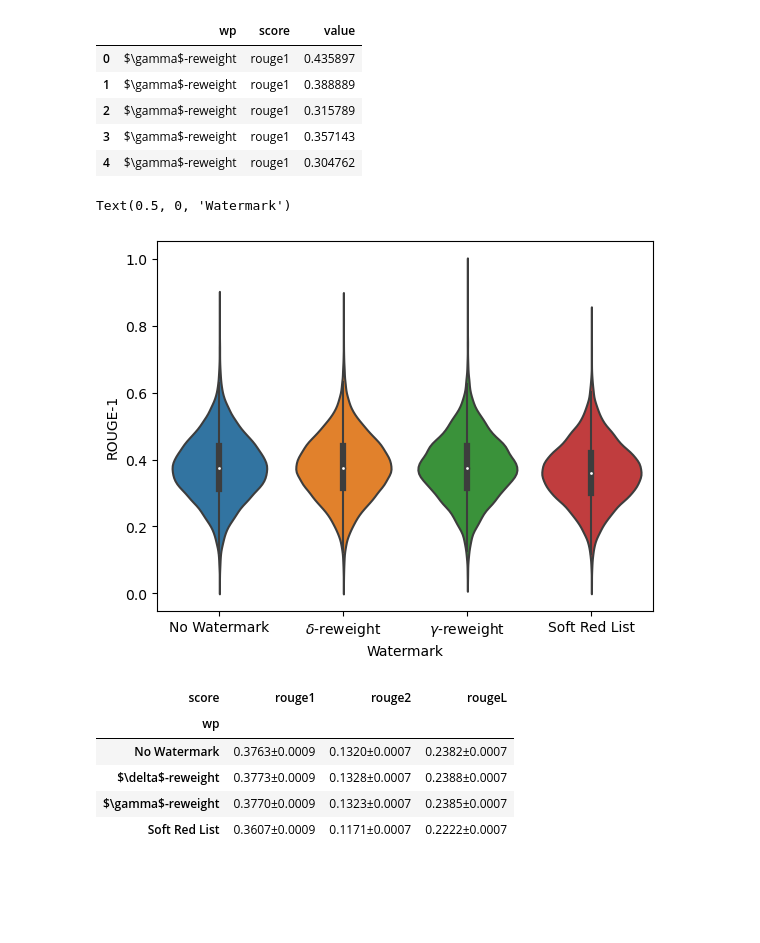
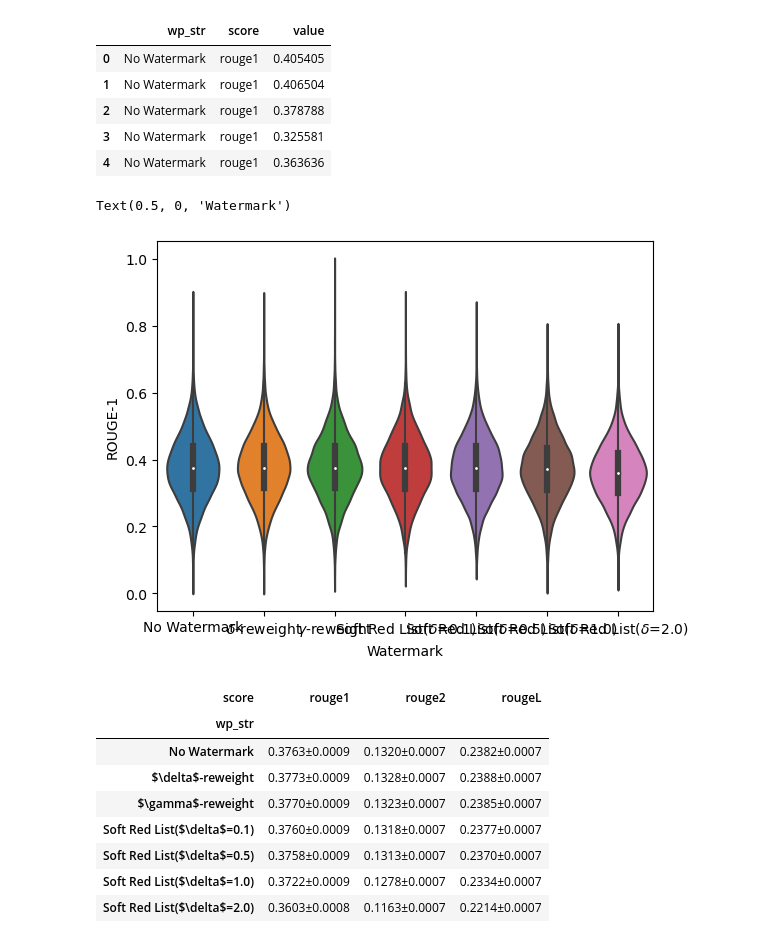
Before and after one commit to xiaoniu-578fa6bff964d005/UnbiasedWatermark, a Jupyter notebook: plot.ipynb, the cells around one changed output. Cells and saved outputs as stored; diff of their text form; code cells hidden in the pictures; blank space fills up the shorter version.

Commit message:
update data

```diff
--- a/plot.ipynb
+++ b/plot.ipynb
@@ -12,48 +13,73 @@ rouge=json.load(open('data/text_summarization_rouge.json'))
 # %%
 # nested dict to dataframe
-show_wp = ["No Watermark", "$\delta$-reweight", "$\gamma$-reweight", "Soft Red List"]
+show_wp = ["No Watermark", "$\delta$-reweight", "$\gamma$-reweight",]
+john_wps = set()
+
+
 def map_wp_str(wp_str):
     if "Delta" in wp_str:
         return show_wp[1]
     elif "Gamma" in wp_str:
         return show_wp[2]
     elif "John" in wp_str:
-        return show_wp[3]
+        import re
+        delta = re.findall(r"delta=(\d+\.?\d*)", wp_str)[0]
+        n = "Soft Red List"+f"($\delta$={delta})"
+        john_wps.add(n)
+        return n
     if wp_str == "None":
         return show_wp[0]
     else:
         raise ValueError("Unknown watermark: {}".format(wp_str))
+
+
 df = pd.DataFrame.from_dict(
-    [{"wp": map_wp_str(wp_str), "score": score_str, "value": score}
-     for wp_str in rouge for score_str in rouge[wp_str] for score in rouge[wp_str][score_str]],
-                            )
+    [
+        {"wp_str": map_wp_str(wp_str), "score": score_str, "value": score}
+        for wp_str in rouge
+        for score_str in rouge[wp_str]
+        for score in rouge[wp_str][score_str]
+    ],
+)
+john_wps = sorted(list(john_wps))
 df.head()
 # %% [output]
-|  | wp | score | value |
-| 0 | $\gamma$-reweight | rouge1 | 0.435897 |
-| 1 | $\gamma$-reweight | rouge1 | 0.388889 |
-| 2 | $\gamma$-reweight | rouge1 | 0.315789 |
-| 3 | $\gamma$-reweight | rouge1 | 0.357143 |
-| 4 | $\gamma$-reweight | rouge1 | 0.304762 |
+|  | wp_str | score | value |
+| 0 | No Watermark | rouge1 | 0.405405 |
+| 1 | No Watermark | rouge1 | 0.406504 |
+| 2 | No Watermark | rouge1 | 0.378788 |
+| 3 | No Watermark | rouge1 | 0.325581 |
+| 4 | No Watermark | rouge1 | 0.363636 |
 # %%
 import seaborn as sns
-sns.violinplot(data=df[df['score']=='rouge1'], x="wp", y="value",order=show_wp)
+
+sns.violinplot(data=df[df["score"] == "rouge1"], x="wp_str", y="value", order=show_wp+john_wps)
 plt.ylabel("ROUGE-1")
 plt.xlabel("Watermark")
 # %% [output]
 Text(0.5, 0, 'Watermark')
-[figure, old version]
+[figure, new version]
 # %%
 # form a table, rows are wp, columns are score, item is mean and std (of mean) like 0.5±0.001
-sdf = df.groupby(['wp', 'score']).agg(['mean', 'std', 'count'])
-sdf = sdf['value'].apply(lambda x: "{:.4f}±{:.4f}".format(x['mean'], x['std']/np.sqrt(x['count'])), axis=1).unstack()
+sdf = df.groupby(["wp_str", "score"]).agg(["mean", "std", "count"])
+sdf = (
+    sdf["value"]
+    .apply(
+        lambda x: "{:.4f}±{:.4f}".format(x["mean"], x["std"] / np.sqrt(x["count"])),
+        axis=1,
+    )
+    .unstack()
+)
 # reorder with the order of show_wp
-sdf = sdf.loc[show_wp]
+sdf = sdf.loc[show_wp+john_wps]
 sdf
 # %% [output]
 | score | rouge1 | rouge2 | rougeL |
-| wp |  |  |  |
+| wp_str |  |  |  |
 | No Watermark | 0.3763±0.0009 | 0.1320±0.0007 | 0.2382±0.0007 |
 | $\delta$-reweight | 0.3773±0.0009 | 0.1328±0.0007 | 0.2388±0.0007 |
 | $\gamma$-reweight | 0.3770±0.0009 | 0.1323±0.0007 | 0.2385±0.0007 |
-| Soft Red List | 0.3607±0.0009 | 0.1171±0.0007 | 0.2222±0.0007 |
+| Soft Red List($\delta$=0.1) | 0.3760±0.0009 | 0.1318±0.0007 | 0.2377±0.0007 |
+| Soft Red List($\delta$=0.5) | 0.3758±0.0009 | 0.1313±0.0007 | 0.2370±0.0007 |
+| Soft Red List($\delta$=1.0) | 0.3722±0.0009 | 0.1278±0.0007 | 0.2334±0.0007 |
+| Soft Red List($\delta$=2.0) | 0.3603±0.0008 | 0.1163±0.0007 | 0.2214±0.0007 |
```
Also changed, not shown: parts of 1 cell of this notebook.
